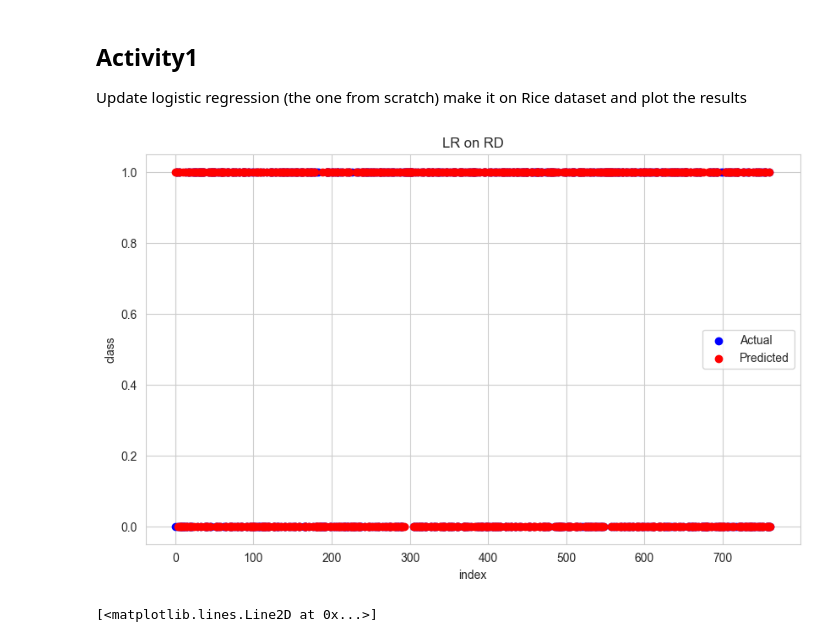
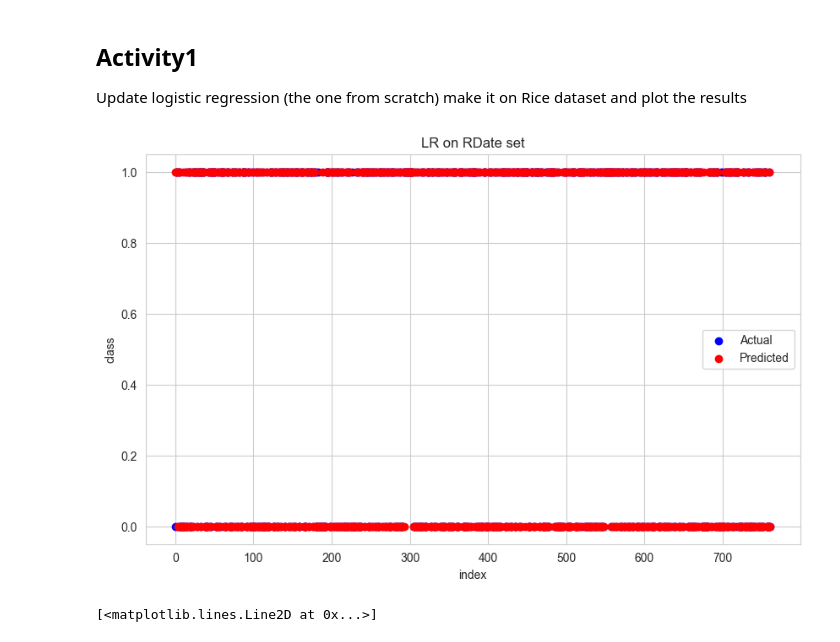
Before and after one commit to AIwaziri/Ai-305-LAB-ML, a Jupyter notebook: LAB05/waziri-Logistic Regression Lab05.ipynb, the cells around one changed output. Saved outputs shown, nothing was run; the diff lists cells and outputs as text; code cells hidden in the pictures.

```diff
--- a/LAB05/waziri-Logistic Regression Lab05.ipynb
+++ b/LAB05/waziri-Logistic Regression Lab05.ipynb
@@ -348,14 +348,14 @@ y_pred = model.predict(X_test)
 # %%
 plt.figure(figsize=(10, 6))
 plt.scatter(range(len(y_test)), y_test, color='blue', label='Actual')
 plt.scatter(range(len(y_pred)), y_pred, color='red', label='Predicted')
-plt.title('LR on RD')
+plt.title('LR on RDate set')
 plt.xlabel('index')
 plt.ylabel('class')
 plt.legend()
 plt.show()
 # %% [output]
-[figure, old version]
+[figure, new version]
 # %%
 plt.plot(y_test, label='Actual')
 # %% [output]
```
Also changed, not shown: parts of 1 cell of this notebook.
